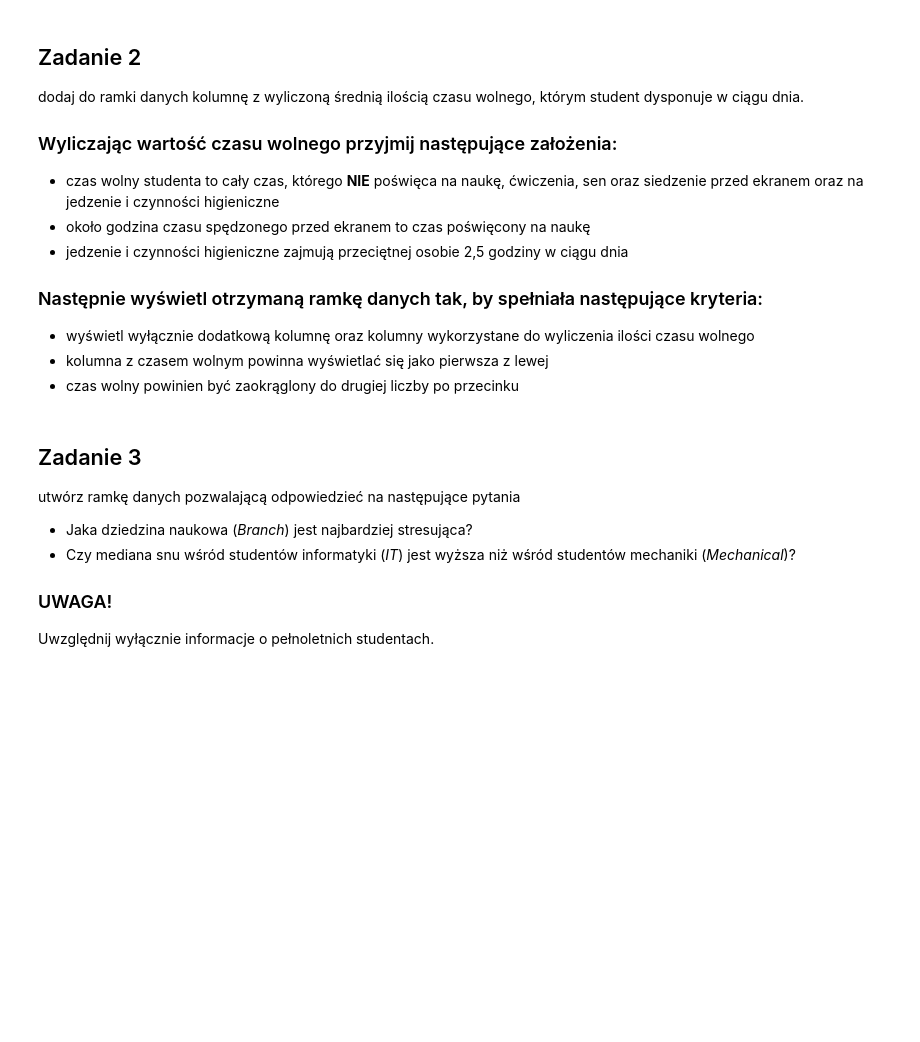
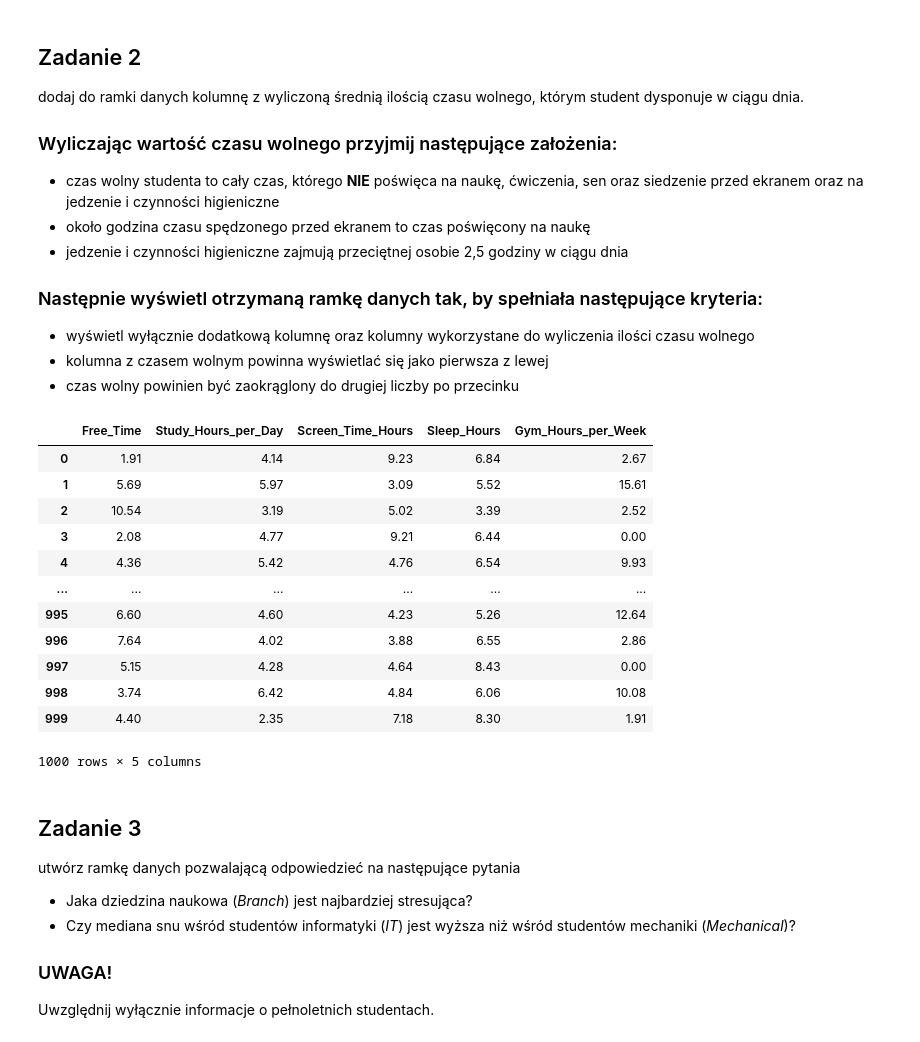
Before and after one commit to Zajecia-na-PWr-LR/lista-1-MateuszOlech, a Jupyter notebook: UczenieMaszynowe_25_26_Lista1.ipynb, the cells around one changed output. Saved outputs shown, nothing was run; the diff lists cells and outputs as text; code cells hidden in the pictures; blank space fills up the shorter version.

```diff
--- a/UczenieMaszynowe_25_26_Lista1.ipynb
+++ b/UczenieMaszynowe_25_26_Lista1.ipynb
@@ -93,6 +93,28 @@ dodaj do ramki danych kolumnę z wyliczoną średnią ilością czasu wolnego, k
 - wyświetl wyłącznie dodatkową kolumnę oraz kolumny wykorzystane do wyliczenia ilości czasu wolnego
 - kolumna z czasem wolnym powinna wyświetlać się jako pierwsza z lewej
 - czas wolny powinien być zaokrąglony do drugiej liczby po przecinku
+# %%
+data = pd.read_csv('/content/student_lifestyle_performance_dataset.csv')
+# %%
+EATING_AND_CLEANING_TIME = 2.5
+data['Free_Time'] = 24 - data['Study_Hours_per_Day'] - data['Screen_Time_Hours'] - data['Sleep_Hours'] - data['Gym_Hours_per_Week']/7 - EATING_AND_CLEANING_TIME + 1
+data['Free_Time'] = data['Free_Time'].round(2)
+data = data.loc[:, ['Free_Time', 'Study_Hours_per_Day', 'Screen_Time_Hours', 'Sleep_Hours', 'Gym_Hours_per_Week']]
+data
+# %% [output]
+|  | Free_Time | Study_Hours_per_Day | Screen_Time_Hours | Sleep_Hours | Gym_Hours_per_Week |
+| 0 | 1.91 | 4.14 | 9.23 | 6.84 | 2.67 |
+| 1 | 5.69 | 5.97 | 3.09 | 5.52 | 15.61 |
+| 2 | 10.54 | 3.19 | 5.02 | 3.39 | 2.52 |
+| 3 | 2.08 | 4.77 | 9.21 | 6.44 | 0.00 |
+| 4 | 4.36 | 5.42 | 4.76 | 6.54 | 9.93 |
+| ... | ... | ... | ... | ... | ... |
+| 995 | 6.60 | 4.60 | 4.23 | 5.26 | 12.64 |
+| 996 | 7.64 | 4.02 | 3.88 | 6.55 | 2.86 |
+| 997 | 5.15 | 4.28 | 4.64 | 8.43 | 0.00 |
+| 998 | 3.74 | 6.42 | 4.84 | 6.06 | 10.08 |
+| 999 | 4.40 | 2.35 | 7.18 | 8.30 | 1.91 |
+1000 rows × 5 columns
 # %% [markdown]
 ## Zadanie 3
 utwórz ramkę danych pozwalającą odpowiedzieć na następujące pytania
```
